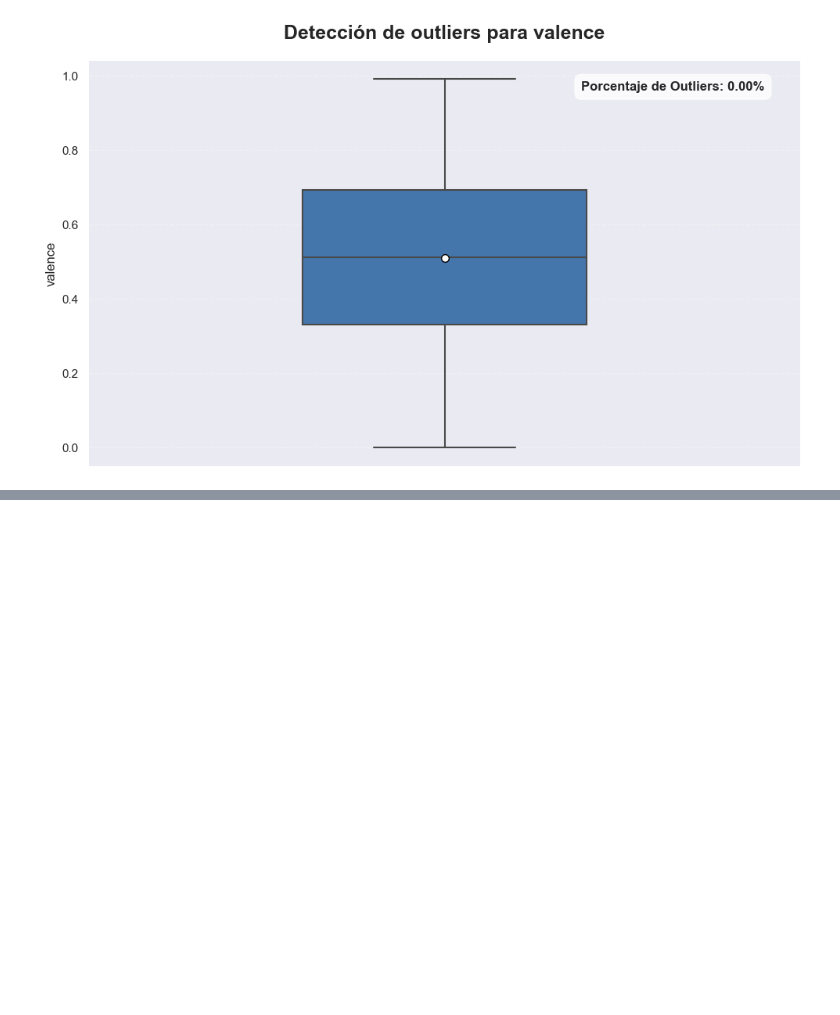
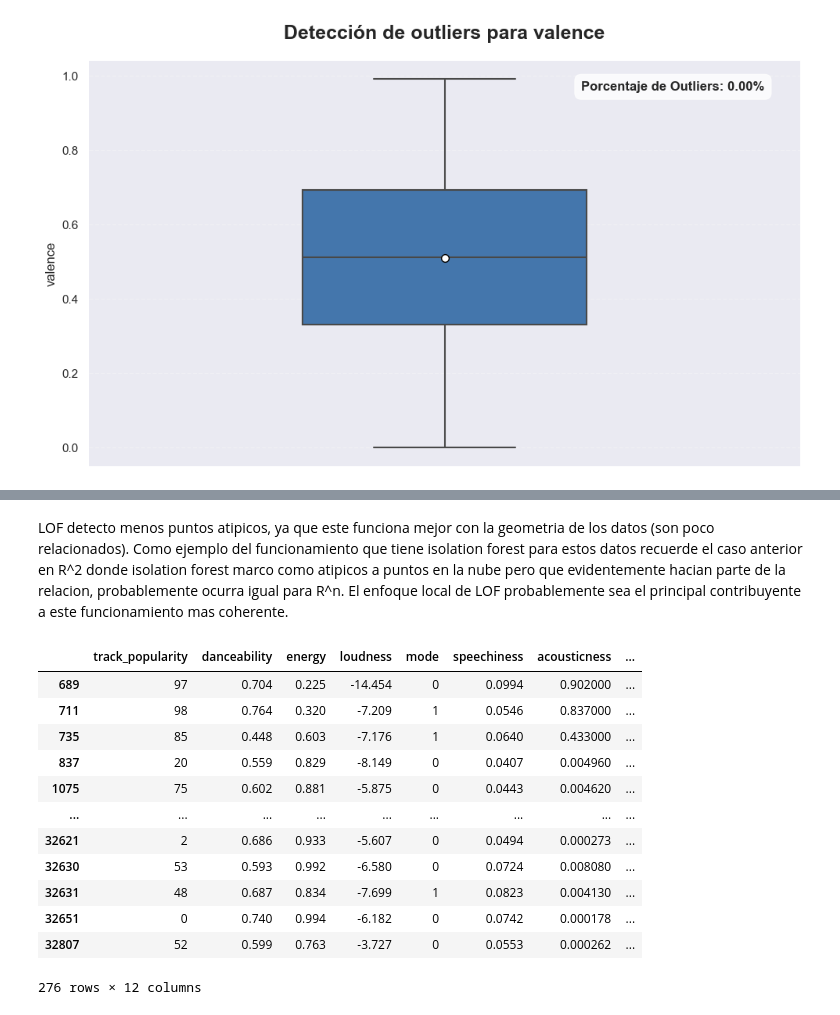
Before and after one commit to juanpablocarrillohortua/Proyecto_Data_Mining_UEC, a Jupyter notebook: notebooks/EDA_&_1st_part_notebook.ipynb, the cells around one changed output, grey strips where cells are left out. Cells and saved outputs as stored; diff of their text form; code cells hidden in the pictures; blank space fills up the shorter version.

```diff
--- a/notebooks/EDA_&_1st_part_notebook.ipynb
+++ b/notebooks/EDA_&_1st_part_notebook.ipynb
@@ -1234,0 +1239,4 @@ graficas.box_plot_para_atipicos(df, 'valence')
+# %%
+df_numerico = df.select_dtypes(include=['number'])
+# %%
+df_numerico.drop(columns=['duration_ms', 'key'], inplace=True)
@@ -1234,0 +1385,2 @@ graficas.box_plot_para_atipicos(df, 'valence')
+# %%
+df_numerico.drop(columns=['anomaly_label'], inplace=True)
@@ -1234,0 +1407,19 @@ graficas.box_plot_para_atipicos(df, 'valence')
+# %% [markdown]
+LOF detecto menos puntos atipicos, ya que este funciona mejor con la geometria de los datos (son poco relacionados). Como ejemplo del funcionamiento que tiene isolation forest para estos datos recuerde el caso anterior en R^2 donde isolation forest marco como atipicos a puntos en la nube pero que evidentemente hacian parte de la relacion, probablemente ocurra igual para R^n.
+El enfoque local de LOF probablemente sea el principal contribuyente a este funcionamiento mas coherente.
+# %%
+df_numerico[df_numerico['anomaly_label_lof'] == -1]
+# %% [output]
+|  | track_popularity | danceability | energy | loudness | mode | speechiness | acousticness | ... |
+| 689 | 97 | 0.704 | 0.225 | -14.454 | 0 | 0.0994 | 0.902000 | ... |
+| 711 | 98 | 0.764 | 0.320 | -7.209 | 1 | 0.0546 | 0.837000 | ... |
+| 735 | 85 | 0.448 | 0.603 | -7.176 | 1 | 0.0640 | 0.433000 | ... |
+| 837 | 20 | 0.559 | 0.829 | -8.149 | 0 | 0.0407 | 0.004960 | ... |
+| 1075 | 75 | 0.602 | 0.881 | -5.875 | 0 | 0.0443 | 0.004620 | ... |
+| ... | ... | ... | ... | ... | ... | ... | ... | ... |
+| 32621 | 2 | 0.686 | 0.933 | -5.607 | 0 | 0.0494 | 0.000273 | ... |
+| 32630 | 53 | 0.593 | 0.992 | -6.580 | 0 | 0.0724 | 0.008080 | ... |
+| 32631 | 48 | 0.687 | 0.834 | -7.699 | 1 | 0.0823 | 0.004130 | ... |
+| 32651 | 0 | 0.740 | 0.994 | -6.182 | 0 | 0.0742 | 0.000178 | ... |
+| 32807 | 52 | 0.599 | 0.763 | -3.727 | 0 | 0.0553 | 0.000262 | ... |
+276 rows × 12 columns
```
Also changed, not shown: parts of 15 cells of this notebook.
